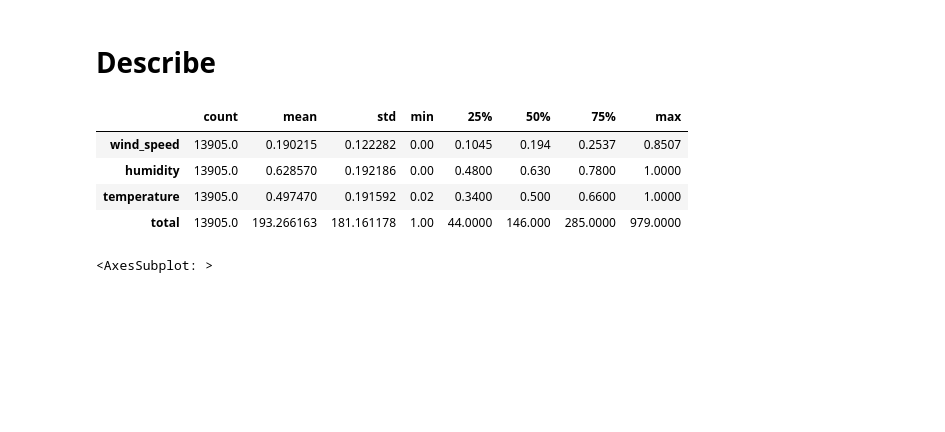
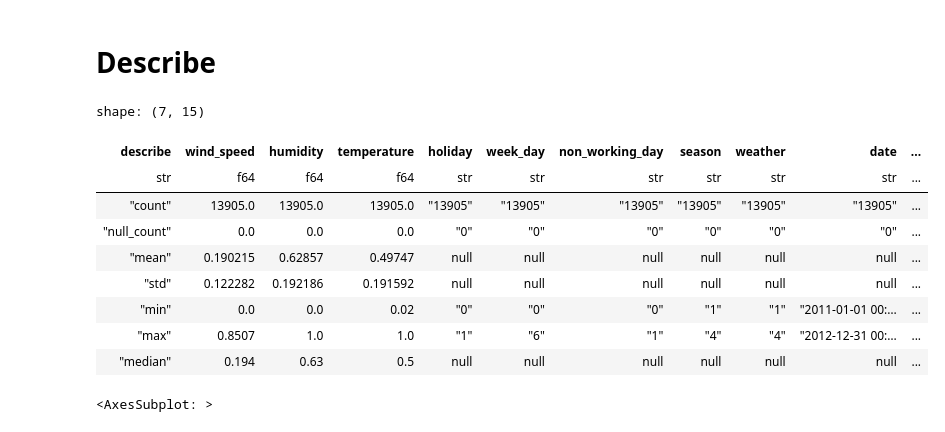
Before and after one commit to oecorrechag/Project-Italian, a Jupyter notebook: notebooks/2.0.0_descriptive.ipynb, the cells around one changed output. Saved outputs shown, nothing was run; the diff lists cells and outputs as text; code cells hidden in the pictures; blank space fills up the shorter version.

```diff
--- a/notebooks/2.0.0_descriptive.ipynb
+++ b/notebooks/2.0.0_descriptive.ipynb
@@ -65,0 +53,4 @@ SchemaError: invalid series dtype: expected `Utf8`, got `datetime[ns]`
+# %%
+# df['year-month'] = df['date'].dt.to_period('M').astype(str)
+df = df.with_columns(year_month=pl.col('date').dt.strftime('%Y-%m'))
+df.head()
@@ -66,11 +66,16 @@ SchemaError: invalid series dtype: expected `Utf8`, got `datetime[ns]`
 # %% [markdown]
 # Describe
 # %%
-df.describe().T
+df.describe()
 # %% [output]
+shape: (7, 15)
-|  | count | mean | std | min | 25% | 50% | 75% | max |
-| wind_speed | 13905.0 | 0.190215 | 0.122282 | 0.00 | 0.1045 | 0.194 | 0.2537 | 0.8507 |
-| humidity | 13905.0 | 0.628570 | 0.192186 | 0.00 | 0.4800 | 0.630 | 0.7800 | 1.0000 |
-| temperature | 13905.0 | 0.497470 | 0.191592 | 0.02 | 0.3400 | 0.500 | 0.6600 | 1.0000 |
-| total | 13905.0 | 193.266163 | 181.161178 | 1.00 | 44.0000 | 146.000 | 285.0000 | 979.0000 |
+| describe | wind_speed | humidity | temperature | holiday | week_day | non_working_day | season | weather | date | ... |
+| str | f64 | f64 | f64 | str | str | str | str | str | str | ... |
+| "count" | 13905.0 | 13905.0 | 13905.0 | "13905" | "13905" | "13905" | "13905" | "13905" | "13905" | ... |
+| "null_count" | 0.0 | 0.0 | 0.0 | "0" | "0" | "0" | "0" | "0" | "0" | ... |
+| "mean" | 0.190215 | 0.62857 | 0.49747 | null | null | null | null | null | null | ... |
+| "std" | 0.122282 | 0.192186 | 0.191592 | null | null | null | null | null | null | ... |
+| "min" | 0.0 | 0.0 | 0.02 | "0" | "0" | "0" | "1" | "1" | "2011-01-01 00:… | ... |
+| "max" | 0.8507 | 1.0 | 1.0 | "1" | "6" | "1" | "4" | "4" | "2012-12-31 00:… | ... |
+| "median" | 0.194 | 0.63 | 0.5 | null | null | null | null | null | null | ... |
 # %%
```
Also changed, not shown: parts of 4 cells of this notebook.
